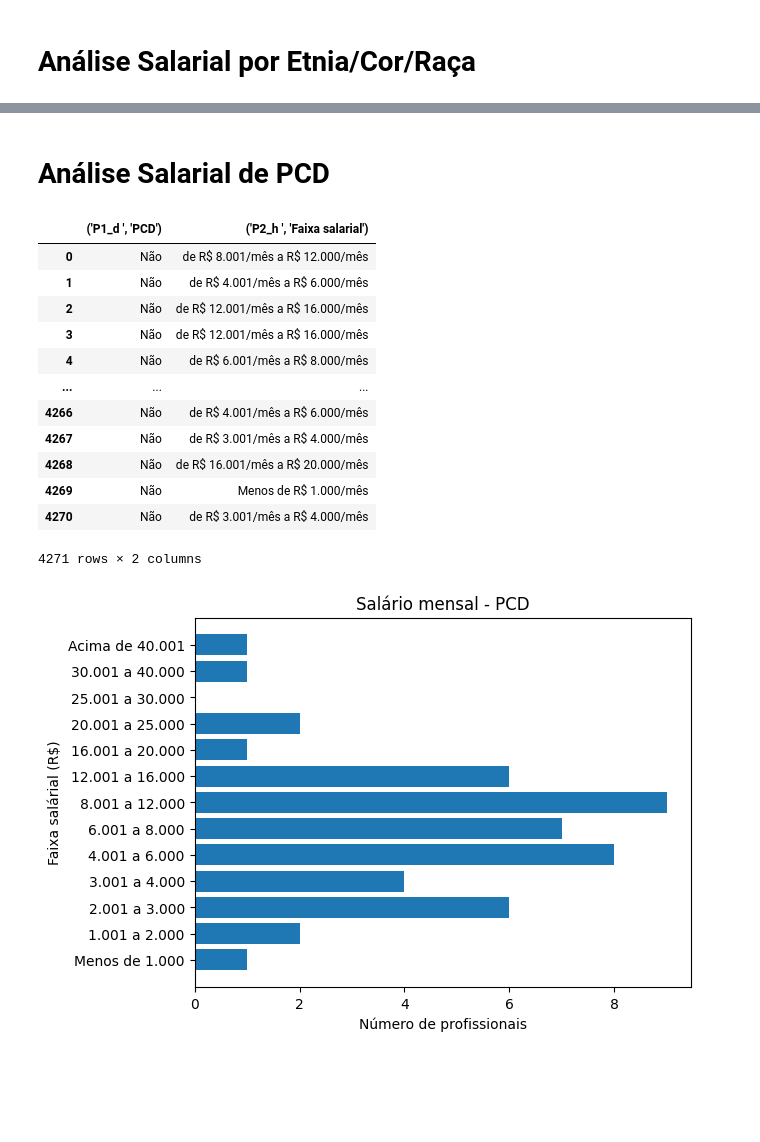
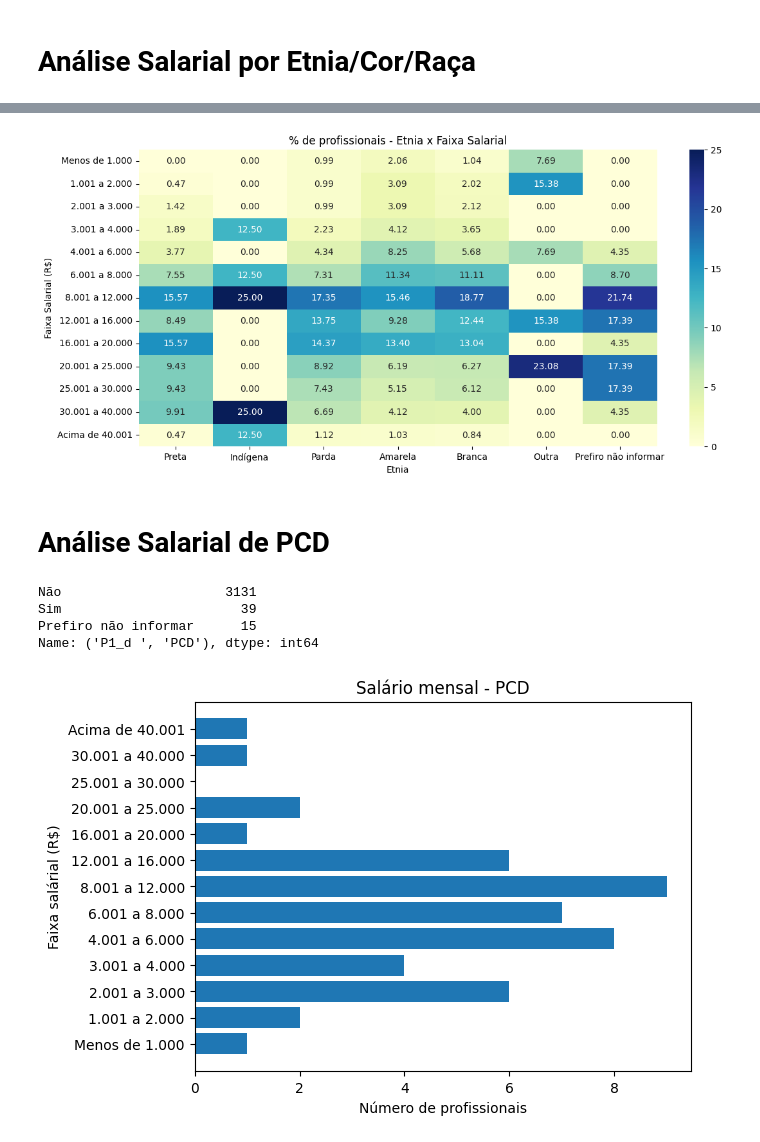
Before and after one commit to dallaqua/Trabalho_Santander_Coders_TPI, a Jupyter notebook: analise_mercado_dados_2022.ipynb, the cells around one changed output, grey strips where cells are left out. Cells and saved outputs as stored; diff of their text form; code cells hidden in the pictures; blank space fills up the shorter version.

```diff
--- a/analise_mercado_dados_2022.ipynb
+++ b/analise_mercado_dados_2022.ipynb
@@ -259,23 +215,33 @@ plt.show()
+# %%
+etnia_matrix_p = etnia_matrix.copy()
+
+for etnia in lista_etnias:
+
+  etnia_matrix_p[etnia] = etnia_matrix_p[etnia]*100/df_etnia_salarios["('P1_c ', 'Cor/raca/etnia')"].value_counts()[etnia]
+
+df_hm_etnia_p = pd.DataFrame(etnia_matrix_p , index = faixas_ordenadas,
+                  columns = lista_etnias)
+# %%
+plt.figure(figsize=(13, 6))
+sns.heatmap(df_hm_etnia_p.reindex(faixas_ordenadas[::-1]), cmap='YlGnBu', annot=True, fmt='.2f', yticklabels = labels)
+
+plt.title('% de profissionais - Etnia x Faixa Salarial')
+plt.xlabel('Etnia')
+plt.ylabel('Faixa Salarial (R$)')
+plt.show()
+# %% [output]
+[figure, added]
 # %% [markdown]
 # Análise Salarial de PCD
 # %%
 # Realizando um filtro do dataframe apenas com as colunas de genero e faixa salarial
 df_pcd_salarios = df.filter(items=["('P1_d ', 'PCD')","('P2_h ', 'Faixa salarial')"])
-df_pcd_salarios
+df_pcd_salarios["('P1_d ', 'PCD')"].value_counts()
 # %% [output]
-|  | ('P1_d ', 'PCD') | ('P2_h ', 'Faixa salarial') |
-| 0 | Não | de R$ 8.001/mês a R$ 12.000/mês |
-| 1 | Não | de R$ 4.001/mês a R$ 6.000/mês |
-| 2 | Não | de R$ 12.001/mês a R$ 16.000/mês |
-| 3 | Não | de R$ 12.001/mês a R$ 16.000/mês |
-| 4 | Não | de R$ 6.001/mês a R$ 8.000/mês |
-| ... | ... | ... |
-| 4266 | Não | de R$ 4.001/mês a R$ 6.000/mês |
-| 4267 | Não | de R$ 3.001/mês a R$ 4.000/mês |
-| 4268 | Não | de R$ 16.001/mês a R$ 20.000/mês |
-| 4269 | Não | Menos de R$ 1.000/mês |
-| 4270 | Não | de R$ 3.001/mês a R$ 4.000/mês |
-4271 rows × 2 columns
+Não                     3131
+Sim                       39
+Prefiro não informar      15
+Name: ('P1_d ', 'PCD'), dtype: int64
 # %%
 df_pcd_salarios_grouped = df_pcd_salarios[df_pcd_salarios["('P1_d ', 'PCD')"] == 'Sim'].groupby("('P2_h ', 'Faixa salarial')").count()
 
```
Also changed, not shown: parts of 36 cells of this notebook.
